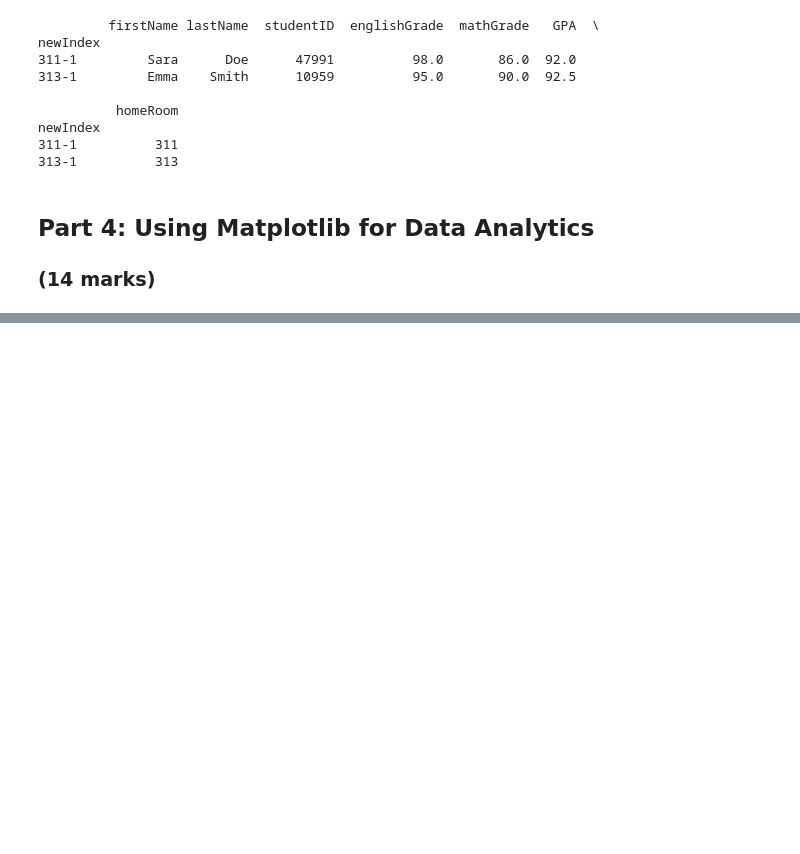
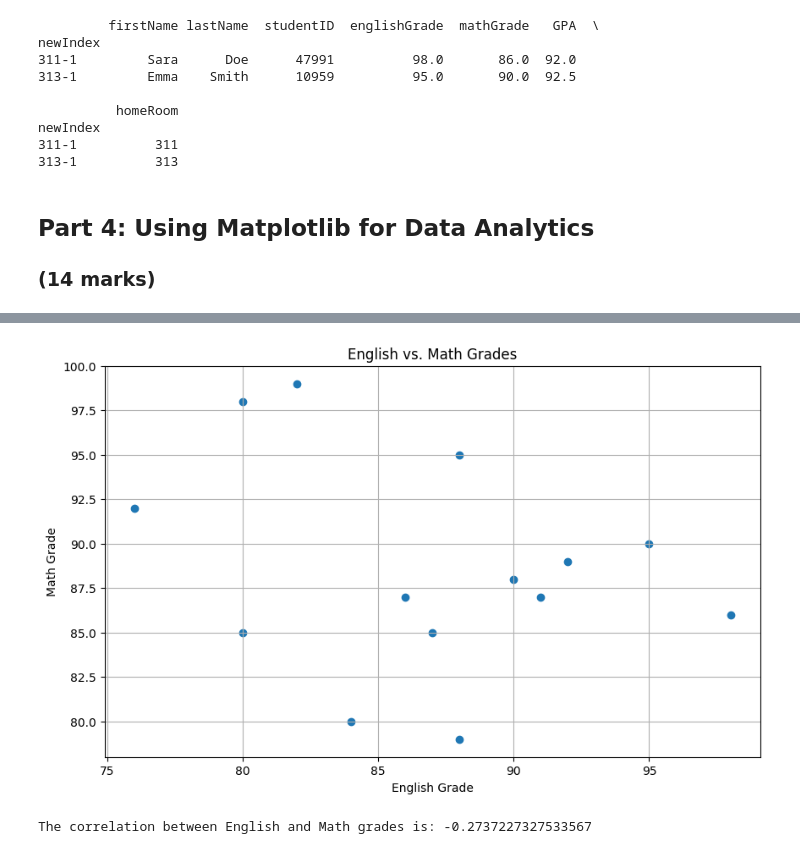
Before and after one commit to ObehiEdeoghon/engg680_2024_fall, a Jupyter notebook: Lab_Assignment1/StudentGradeManagementSystem.ipynb, the cells around one changed output, grey strips where cells are left out. Cells and saved outputs as stored; diff of their text form; code cells hidden in the pictures; blank space fills up the shorter version.

```diff
--- a/Lab_Assignment1/StudentGradeManagementSystem.ipynb
+++ b/Lab_Assignment1/StudentGradeManagementSystem.ipynb
@@ -480,23 +487,32 @@ plt.show()
 # %%
 # Let's also use matplotlib to display a scatter plot of English vs. Math grades
 # Scatter plots are useful for seeing the relationship between two variables
 plt.figure(figsize=(10, 6))
 
 # Step 1: Use .scatter(x_data, y_data) to create a scatter plot using the English grades on the x-axis, and Math grades on the y-axis
 # (2 mark)
-#
+plt.scatter(df_studentGrades['englishGrade'], df_studentGrades['mathGrade'])
+plt.xlabel('English Grade')
+plt.ylabel('Math Grade')
+plt.title('English vs. Math Grades')
 
 # Step 1: Properly label the x and y axes as well as the title of your plot.
 # (3 marks)
 #
 plt.grid(True)
 
 # Step 2: Output an image file for the scatter plot with a descriptive file name
 # (1 mark)
 #
-
+plt.savefig('English vs. Math Grades.png')
 plt.show()
+# %% [output]
+[figure, added]
 # %%
 # From the scatter plot, is there a relationship between the Math and English grades?
 # (1 mark)
-#
+correlation = df_studentGrades['englishGrade'].corr(df_studentGrades['mathGrade'])
+print(f"The correlation between English and Math grades is: {correlation}")
+print("There is a very nominal relationship between the Math and English grades in negetive value")
+# %% [output]
+The correlation between English and Math grades is: -0.2737227327533567
```
Also changed, not shown: parts of 4 cells of this notebook.
